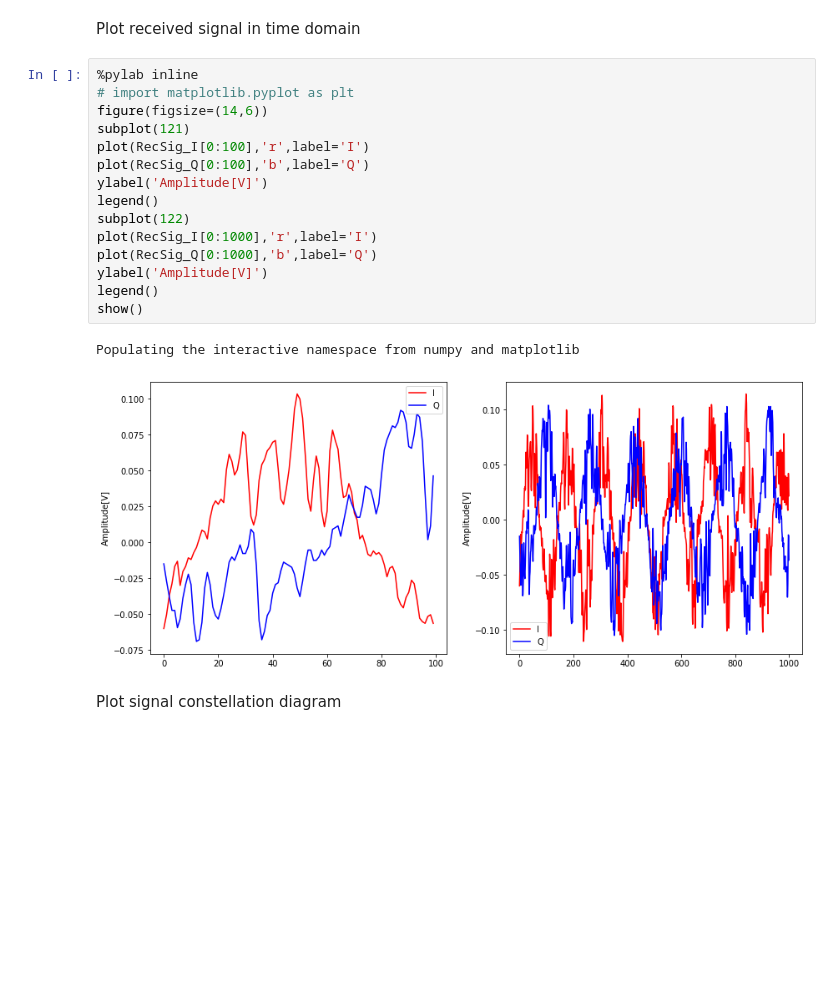
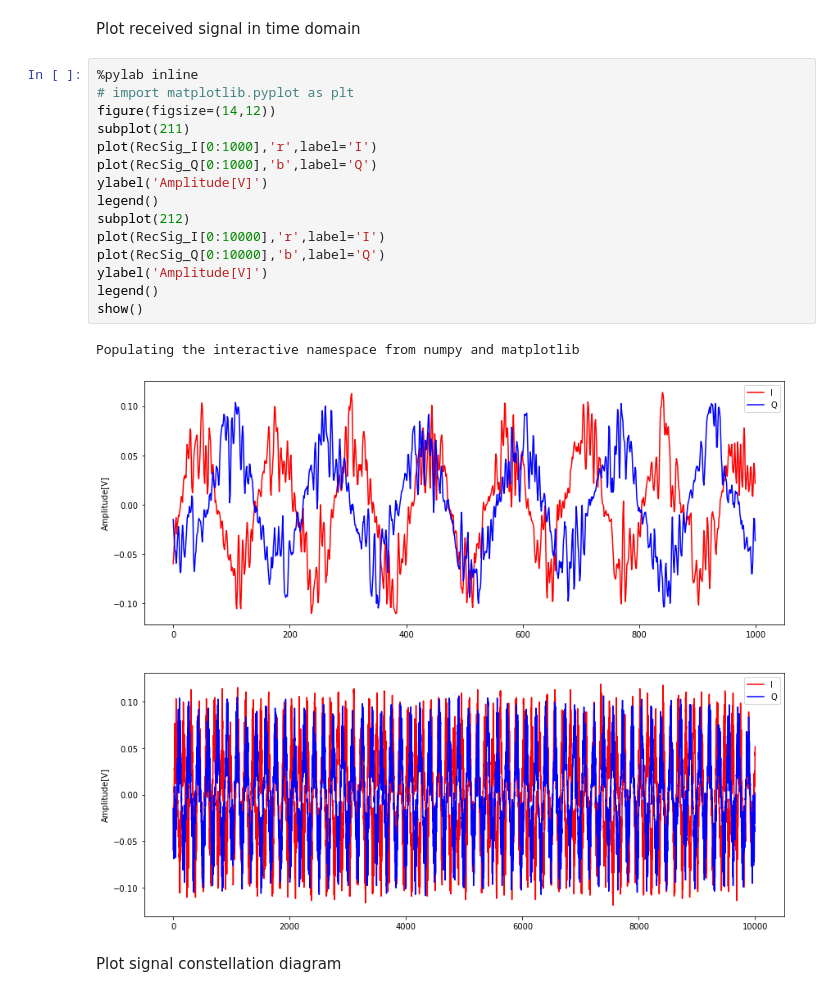
Before and after one commit to ChalmersPhotonicsLab/QAMpy, a Jupyter notebook: Scripts/notebook_test/Receiver_B2B_SinglePol_DSP.ipynb, the cells around one changed output. Cells and saved outputs as stored; diff of their text form; blank space fills up the shorter version.

```diff
--- a/Scripts/notebook_test/Receiver_B2B_SinglePol_DSP.ipynb
+++ b/Scripts/notebook_test/Receiver_B2B_SinglePol_DSP.ipynb
@@ -34,21 +34,21 @@ Plot received signal in time domain
 # %%
 %pylab inline
 # import matplotlib.pyplot as plt
-figure(figsize=(14,6))
-subplot(121)
-plot(RecSig_I[0:100],'r',label='I')
-plot(RecSig_Q[0:100],'b',label='Q')
-ylabel('Amplitude[V]')
-legend()
-subplot(122)
+figure(figsize=(14,12))
+subplot(211)
 plot(RecSig_I[0:1000],'r',label='I')
 plot(RecSig_Q[0:1000],'b',label='Q')
 ylabel('Amplitude[V]')
 legend()
+subplot(212)
+plot(RecSig_I[0:10000],'r',label='I')
+plot(RecSig_Q[0:10000],'b',label='Q')
+ylabel('Amplitude[V]')
+legend()
 show()
 # %% [output]
 Populating the interactive namespace from numpy and matplotlib
-[figure, old version]
+[figure, new version]
 # %% [markdown]
 Plot signal constellation diagram
 # %%
```
Also changed, not shown: parts of 19 cells of this notebook.
